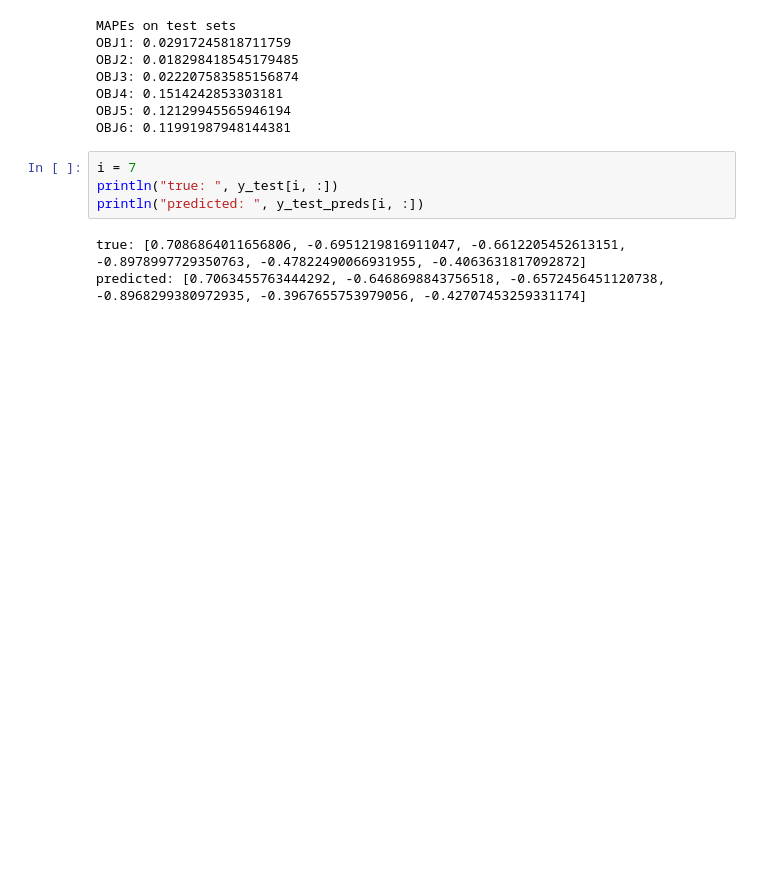
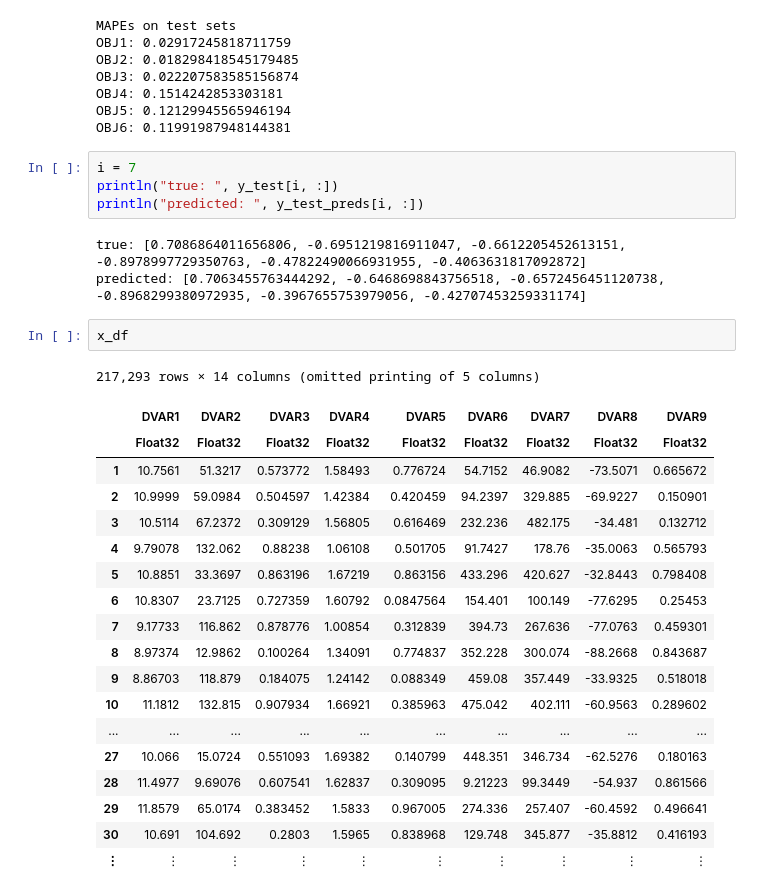
Before and after one commit to joshvillarreal/rfq-nn, a Jupyter notebook: notebooks/rfq-nn_dropout_explore-sandbox.ipynb, the cells around one changed output. Drawn from its saved outputs; the diff is of its cells as text; blank space fills up the shorter version.

```diff
--- a/notebooks/rfq-nn_dropout_explore-sandbox.ipynb
+++ b/notebooks/rfq-nn_dropout_explore-sandbox.ipynb
@@ -304,3 +304,25 @@ println("predicted: ", y_test_preds[i, :])
 # %% [output]
 true: [0.7086864011656806, -0.6951219816911047, -0.6612205452613151, -0.8978997729350763, -0.47822490066931955, -0.4063631817092872]
 predicted: [0.7063455763444292, -0.6468698843756518, -0.6572456451120738, -0.8968299380972935, -0.3967655753979056, -0.42707453259331174]
+# %%
+x_df
+# %% [output]
+217,293 rows × 14 columns (omitted printing of 5 columns)
+|  | DVAR1 | DVAR2 | DVAR3 | DVAR4 | DVAR5 | DVAR6 | DVAR7 | DVAR8 | DVAR9 |
+|  | Float32 | Float32 | Float32 | Float32 | Float32 | Float32 | Float32 | Float32 | Float32 |
+| 1 | 10.7561 | 51.3217 | 0.573772 | 1.58493 | 0.776724 | 54.7152 | 46.9082 | -73.5071 | 0.665672 |
+| 2 | 10.9999 | 59.0984 | 0.504597 | 1.42384 | 0.420459 | 94.2397 | 329.885 | -69.9227 | 0.150901 |
+| 3 | 10.5114 | 67.2372 | 0.309129 | 1.56805 | 0.616469 | 232.236 | 482.175 | -34.481 | 0.132712 |
+| 4 | 9.79078 | 132.062 | 0.88238 | 1.06108 | 0.501705 | 91.7427 | 178.76 | -35.0063 | 0.565793 |
+| 5 | 10.8851 | 33.3697 | 0.863196 | 1.67219 | 0.863156 | 433.296 | 420.627 | -32.8443 | 0.798408 |
+| 6 | 10.8307 | 23.7125 | 0.727359 | 1.60792 | 0.0847564 | 154.401 | 100.149 | -77.6295 | 0.25453 |
+| 7 | 9.17733 | 116.862 | 0.878776 | 1.00854 | 0.312839 | 394.73 | 267.636 | -77.0763 | 0.459301 |
+| 8 | 8.97374 | 12.9862 | 0.100264 | 1.34091 | 0.774837 | 352.228 | 300.074 | -88.2668 | 0.843687 |
+| 9 | 8.86703 | 118.879 | 0.184075 | 1.24142 | 0.088349 | 459.08 | 357.449 | -33.9325 | 0.518018 |
+| 10 | 11.1812 | 132.815 | 0.907934 | 1.66921 | 0.385963 | 475.042 | 402.111 | -60.9563 | 0.289602 |
+| ... | ... | ... | ... | ... | ... | ... | ... | ... | ... |
+| 27 | 10.066 | 15.0724 | 0.551093 | 1.69382 | 0.140799 | 448.351 | 346.734 | -62.5276 | 0.180163 |
+| 28 | 11.4977 | 9.69076 | 0.607541 | 1.62837 | 0.309095 | 9.21223 | 99.3449 | -54.937 | 0.861566 |
+| 29 | 11.8579 | 65.0174 | 0.383452 | 1.5833 | 0.967005 | 274.336 | 257.407 | -60.4592 | 0.496641 |
+| 30 | 10.691 | 104.692 | 0.2803 | 1.5965 | 0.838968 | 129.748 | 345.877 | -35.8812 | 0.416193 |
+| ⋮ | ⋮ | ⋮ | ⋮ | ⋮ | ⋮ | ⋮ | ⋮ | ⋮ | ⋮ |
```
Also changed, not shown: 1 other file.
